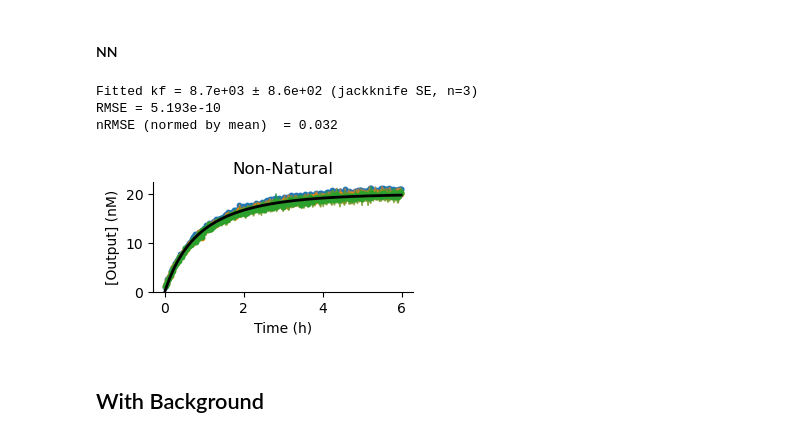
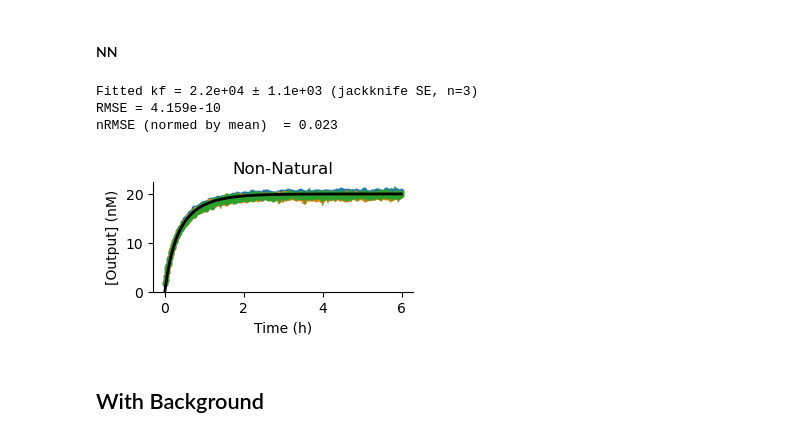
Before and after one commit to thachuk-lab/NN-DSD-Results-Analysis, a Jupyter notebook: OneStepModeling.ipynb, the cells around one changed output. Drawn from its saved outputs; the diff is of its cells as text; code cells hidden in the pictures.

Commit message:
Fixed bug in residuals code that was causing smal inconsistencies in rate constant fits

```diff
--- a/OneStepModeling.ipynb
+++ b/OneStepModeling.ipynb
@@ -5,11 +5,11 @@ import pandas as pd
 import numpy as np
 import matplotlib.pyplot as plt
 from src.utilities import time_to_seconds, get_triplicates_jackknife, get_endpoint
-from src.modeling import model_one_step, residuals, fit_one_step
+from src.modeling import model_one_step, residuals, fit_model
 from src.statistics import wald_z, holm_correction, prop_err_division
 #Standardized color scheme for plotting
 color_scheme = ['#1f77b4', '#ff7f0e', '#2ca02c', '#d62728', '#9467bd',
-                               '#8c564b', '#e377c2', '#7f7f7f', '#bcbd22', '#17becf']
+                               "#312725", '#e377c2', '#7f7f7f', '#bcbd22', '#17becf']
 # %% [markdown]
 # Importing data
 # %%
@@ -187,7 +187,7 @@ x_list  = [x_trunc]
 # Perform jackknife fitting
 res = []
 for curve in to_fit[0]:
-  res += [fit_one_step(x_list, [curve], initial_k, fixed_params_list)[0]]
+  res += [fit_model(model_one_step, x_list, [curve], initial_k, fixed_params_list)[0]]
 
 res = np.array(res, dtype=float)
 n = len(res)
@@ -250,7 +250,7 @@ nRMSE (normed by mean)  = 0.033
 t = t_TUM_controls[0:number_of_points]
 data = TUM_controls[0:number_of_points]
 conditions = conditions_TUM_controls
-levels = [list(conditions.keys())[3]]
+levels = [list(conditions.keys())[4]]
 fit = fit_nn
 start = time_to_seconds("0:00:00")
 x = np.array(t_TUM_controls[0:number_of_points])
@@ -299,7 +299,7 @@ x_list  = [x_trunc]
 # Perform jackknife fitting
 res = []
 for curve in to_fit[0]:
-  res += [fit_one_step(x_list, [curve], initial_k, fixed_params_list)[0]]
+  res += [fit_model(model_one_step, x_list, [curve], initial_k, fixed_params_list)[0]]
 
 res = np.array(res, dtype=float)
 n = len(res)
@@ -325,37 +325,37 @@ size = 5
 line = 2
 for i,rep in enumerate(to_fit[0]):
   ax.scatter(x_th,[1e9*i for i in rep], color=color_scheme[i], s = 10)
   ax.fill_between(x_th,(np.array([1e9*i for i in rep])-np.array(stdDev[0][i])),np.array([1e9*i for i in rep]), color=color_scheme[i], alpha= alph)
   ax.fill_between(x_th,[1e9*i for i in rep],  (np.array([1e9*i for i in rep])+np.array(stdDev[0][i])), color=color_scheme[i], alpha= alph)
 ax.plot(x_h,[i*1e9 for i in model_one_step(fitted_kf, x, fixed_params_list[0])], 'black',linewidth=line)
 
 # Calculating mean normalized RMSE for each condition
 nrep = len(to_fit[0])
 t_i = [x_trunc] * nrep
 fixed_i = [fixed_params_list[0]] * nrep   # replicate the dict for each curve
 r = residuals(kf_mean, model_one_step, t_i, to_fit[0], fixed_i)
 RMSE = np.sqrt(np.mean(r**2))
 y_all = np.concatenate(to_fit[0])
 nRMSE_mean  = RMSE / y_all.mean()
 print(f"RMSE = {RMSE:.3e}")
 print(f"nRMSE (normed by mean)  = {nRMSE_mean:.3f}")
 
 
 ax.set_ylim(0,22.5)
 ax.set_xlabel('Time (h)')
 ax.set_title("Non-Natural")
 ax.spines['right'].set_visible(False)
 ax.spines['top'].set_visible(False)
 ax.set_ylabel('[Output] (nM)')
 
 
 plt.savefig("Figures/TUM_onestep_control_nn.svg", dpi=400)
 plt.show()
 # %% [output]
-Fitted kf = 8.7e+03 ± 8.6e+02 (jackknife SE, n=3)
-RMSE = 5.193e-10
-nRMSE (normed by mean)  = 0.032
+Fitted kf = 2.2e+04 ± 1.1e+03 (jackknife SE, n=3)
+RMSE = 4.159e-10
+nRMSE (normed by mean)  = 0.023
-[figure, old version]
+[figure, new version]
 # %% [markdown]
 ## With Background
 # %% [markdown]
```
Also changed, not shown: parts of 57 cells of this notebook, 6 other files.
